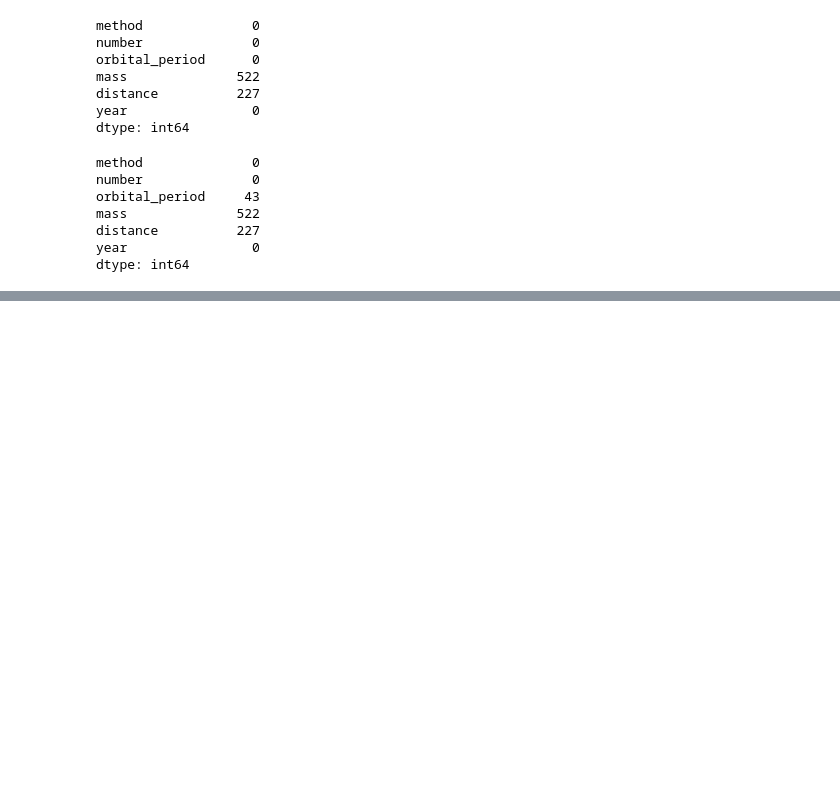
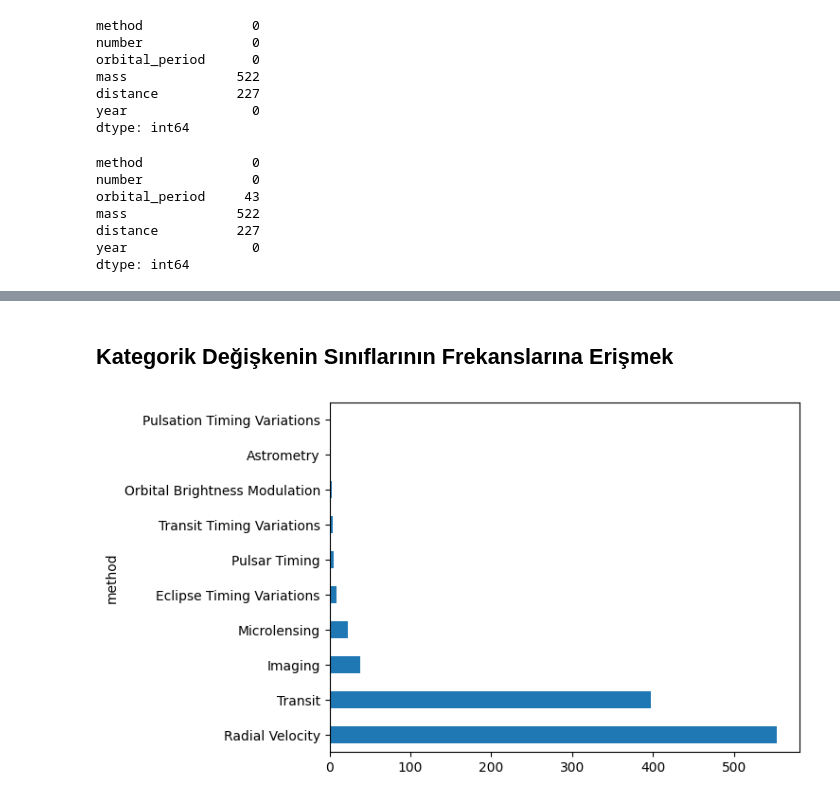
Before and after one commit to OnurFidan35/Data-Visualization-Examples, a Jupyter notebook: dataVis1.ipynb, the cells around one changed output, grey strips where cells are left out. Drawn from its saved outputs; the diff is of its cells as text; code cells hidden in the pictures; blank space fills up the shorter version.

```diff
--- a/dataVis1.ipynb
+++ b/dataVis1.ipynb
@@ -169,0 +227,6 @@ dtype: int64
+# %% [markdown]
+## Kategorik Değişkenin Sınıflarının Frekanslarına Erişmek
+# %%
+df["method"].value_counts().plot.barh();
+# %% [output]
+[figure, added]
```
Also changed, not shown: parts of 9 cells of this notebook.
